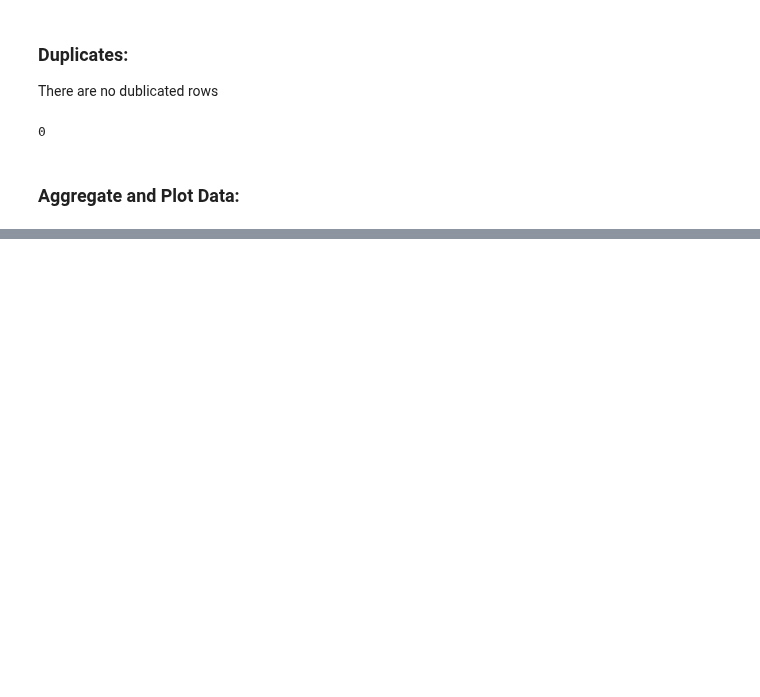
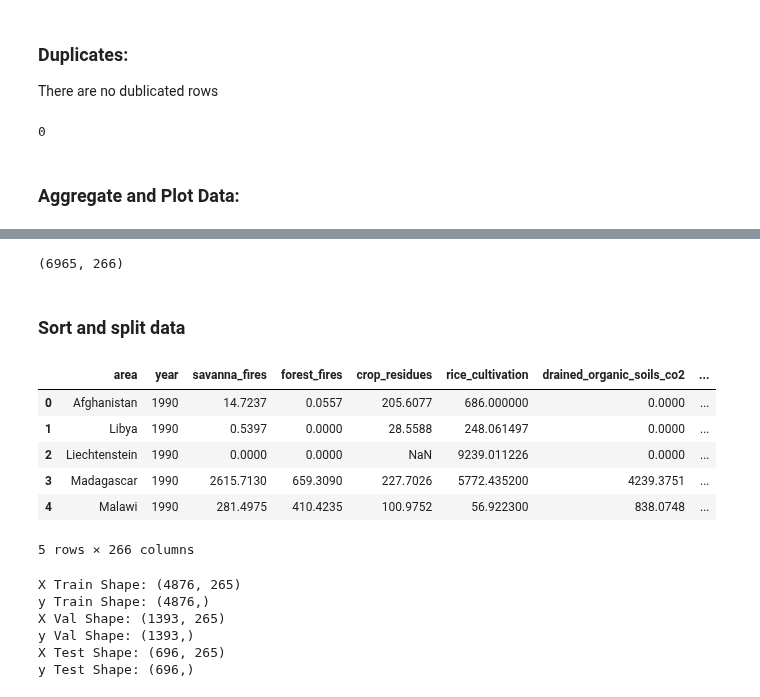
Before and after one commit to fayesimone/agriculture_emissions_prediction, a Jupyter notebook: EDA.ipynb, the cells around one changed output, grey strips where cells are left out. Drawn from its saved outputs; the diff is of its cells as text; code cells hidden in the pictures; blank space fills up the shorter version.

Commit message:
Split train, val, test data

```diff
--- a/EDA.ipynb
+++ b/EDA.ipynb
@@ -130,0 +135,13 @@ plt.show()
+# %%
+# One hot encoding "area"
+area_dummies = pd.get_dummies(
+    ag_data['area'],
+    drop_first = True)
+
+# add to initial df
+ag_data = pd.concat(
+    [ag_data, area_dummies],
+    axis=1
+)
+
+ag_data.head()
@@ -130,0 +156,19 @@ plt.show()
+# %%
+ag_data.shape
+# %% [output]
+(6965, 266)
+# %% [markdown]
+### Sort and split data
+# %%
+#Sort values by year and reset indexing
+ag_data = ag_data.sort_values(by=['year']).reset_index(drop=True)
+# %%
+ag_data.head()
+# %% [output]
+|  | area | year | savanna_fires | forest_fires | crop_residues | rice_cultivation | drained_organic_soils_co2 | ... |
+| 0 | Afghanistan | 1990 | 14.7237 | 0.0557 | 205.6077 | 686.000000 | 0.0000 | ... |
+| 1 | Libya | 1990 | 0.5397 | 0.0000 | 28.5588 | 248.061497 | 0.0000 | ... |
+| 2 | Liechtenstein | 1990 | 0.0000 | 0.0000 | NaN | 9239.011226 | 0.0000 | ... |
+| 3 | Madagascar | 1990 | 2615.7130 | 659.3090 | 227.7026 | 5772.435200 | 4239.3751 | ... |
+| 4 | Malawi | 1990 | 281.4975 | 410.4235 | 100.9752 | 56.922300 | 838.0748 | ... |
+5 rows × 266 columns
@@ -130,0 +182,16 @@ plt.show()
+# %%
+print('X Train Shape:', X_train.shape)
+print('y Train Shape:', y_train.shape)
+
+print('X Val Shape:', X_val.shape)
+print('y Val Shape:', y_val.shape)
+
+print('X Test Shape:', X_test.shape)
+print('y Test Shape:', y_test.shape)
+# %% [output]
+X Train Shape: (4876, 265)
+y Train Shape: (4876,)
+X Val Shape: (1393, 265)
+y Val Shape: (1393,)
+X Test Shape: (696, 265)
+y Test Shape: (696,)
```
Also changed, not shown: parts of 9 cells of this notebook.
